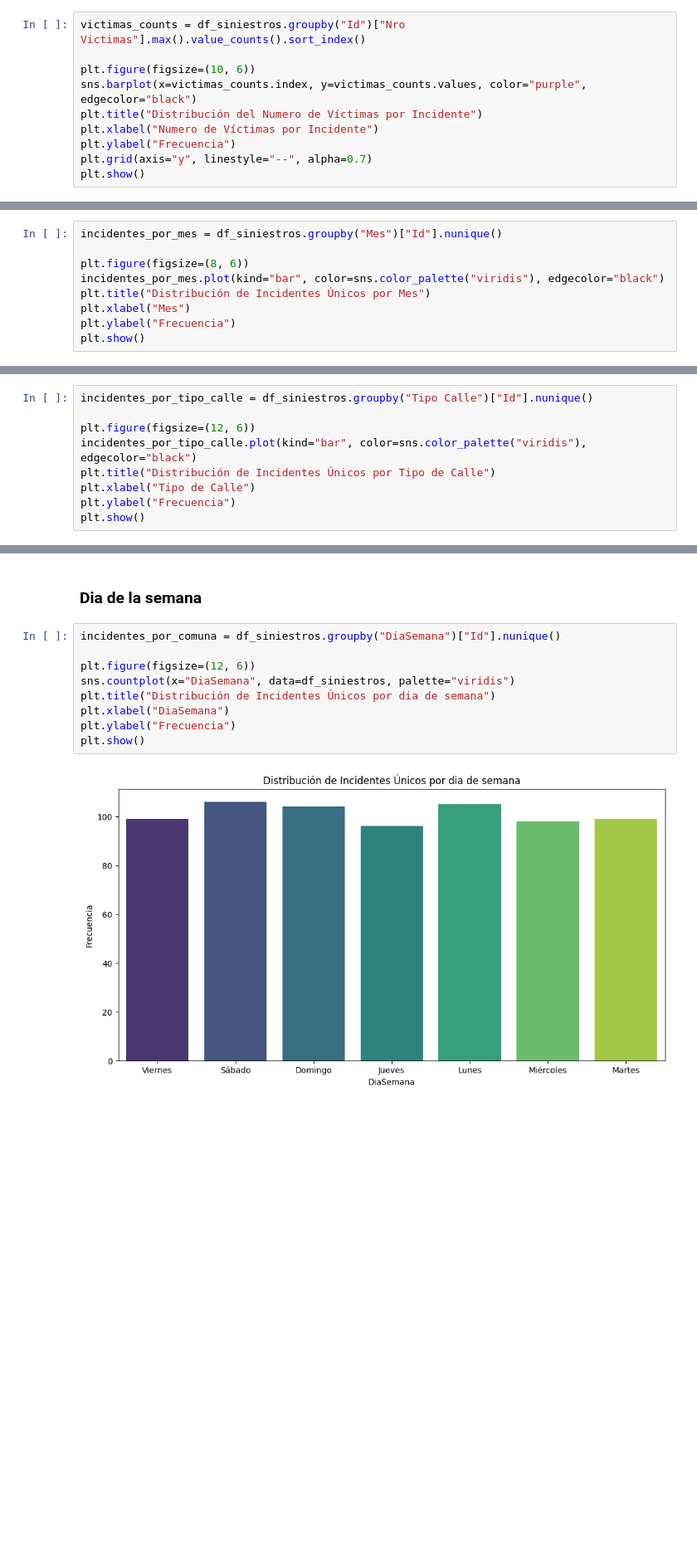
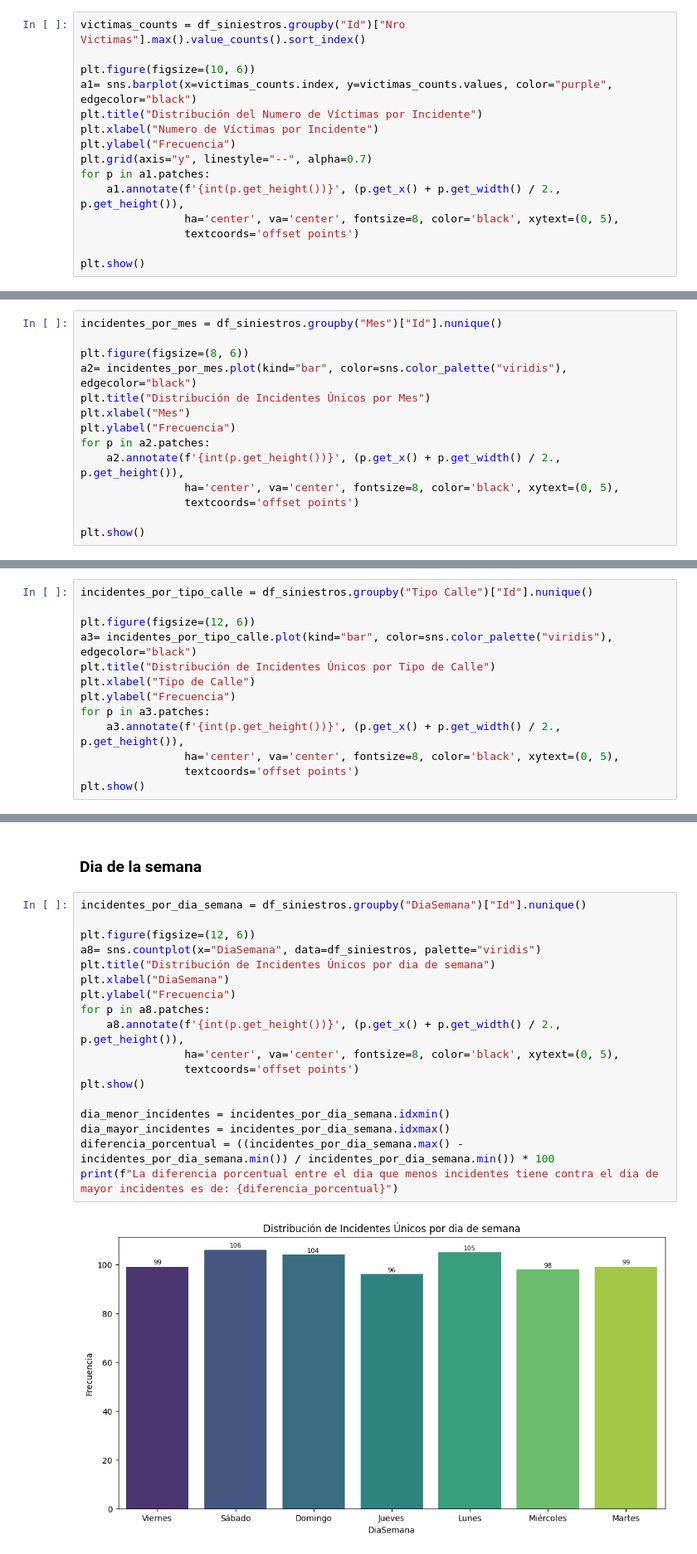
Before and after one commit to ASGuzman/PI2_Siniestros_Viales, a Jupyter notebook: EDA.ipynb, the cells around one changed output, grey strips where cells are left out. Shown at 83% size. Drawn from its saved outputs; the diff is of its cells as text; blank space fills up the shorter version.

```diff
--- a/EDA.ipynb
+++ b/EDA.ipynb
@@ -169,10 +181,15 @@ El histograma muestra que la mayoría de las victimas tiene entre 20 y 40 años
 victimas_counts = df_siniestros.groupby("Id")["Nro Victimas"].max().value_counts().sort_index()
 
 plt.figure(figsize=(10, 6))
-sns.barplot(x=victimas_counts.index, y=victimas_counts.values, color="purple", edgecolor="black")
+a1= sns.barplot(x=victimas_counts.index, y=victimas_counts.values, color="purple", edgecolor="black")
 plt.title("Distribución del Numero de Víctimas por Incidente")
 plt.xlabel("Numero de Víctimas por Incidente")
 plt.ylabel("Frecuencia")
 plt.grid(axis="y", linestyle="--", alpha=0.7)
+for p in a1.patches:
+    a1.annotate(f'{int(p.get_height())}', (p.get_x() + p.get_width() / 2., p.get_height()),
+                ha='center', va='center', fontsize=8, color='black', xytext=(0, 5),
+                textcoords='offset points')
+
 plt.show()
 # %% [output]
@@ -185,9 +202,14 @@ El grafico sugiere que los siniestros viales con un número pequeño de víctima
 incidentes_por_mes = df_siniestros.groupby("Mes")["Id"].nunique()
 
 plt.figure(figsize=(8, 6))
-incidentes_por_mes.plot(kind="bar", color=sns.color_palette("viridis"), edgecolor="black")
+a2= incidentes_por_mes.plot(kind="bar", color=sns.color_palette("viridis"), edgecolor="black")
 plt.title("Distribución de Incidentes Únicos por Mes")
 plt.xlabel("Mes")
 plt.ylabel("Frecuencia")
+for p in a2.patches:
+    a2.annotate(f'{int(p.get_height())}', (p.get_x() + p.get_width() / 2., p.get_height()),
+                ha='center', va='center', fontsize=8, color='black', xytext=(0, 5),
+                textcoords='offset points')
+
 plt.show()
 # %% [output]
@@ -228,9 +247,13 @@ Las visualizaciones previas no revelan un patrón consistente a lo largo del añ
 incidentes_por_tipo_calle = df_siniestros.groupby("Tipo Calle")["Id"].nunique()
 
 plt.figure(figsize=(12, 6))
-incidentes_por_tipo_calle.plot(kind="bar", color=sns.color_palette("viridis"), edgecolor="black")
+a3= incidentes_por_tipo_calle.plot(kind="bar", color=sns.color_palette("viridis"), edgecolor="black")
 plt.title("Distribución de Incidentes Únicos por Tipo de Calle")
 plt.xlabel("Tipo de Calle")
 plt.ylabel("Frecuencia")
+for p in a3.patches:
+    a3.annotate(f'{int(p.get_height())}', (p.get_x() + p.get_width() / 2., p.get_height()),
+                ha='center', va='center', fontsize=8, color='black', xytext=(0, 5),
+                textcoords='offset points')
 plt.show()
 # %% [output]
@@ -346,13 +369,22 @@ El gráfico muestra que los vehículos más comunes acusados en incidentes viale
 # %% [markdown]
 ### Dia de la semana
 # %%
-incidentes_por_comuna = df_siniestros.groupby("DiaSemana")["Id"].nunique()
+incidentes_por_dia_semana = df_siniestros.groupby("DiaSemana")["Id"].nunique()
 
 plt.figure(figsize=(12, 6))
-sns.countplot(x="DiaSemana", data=df_siniestros, palette="viridis")
+a8= sns.countplot(x="DiaSemana", data=df_siniestros, palette="viridis")
 plt.title("Distribución de Incidentes Únicos por dia de semana")
 plt.xlabel("DiaSemana")
 plt.ylabel("Frecuencia")
+for p in a8.patches:
+    a8.annotate(f'{int(p.get_height())}', (p.get_x() + p.get_width() / 2., p.get_height()),
+                ha='center', va='center', fontsize=8, color='black', xytext=(0, 5),
+                textcoords='offset points')
 plt.show()
+
+dia_menor_incidentes = incidentes_por_dia_semana.idxmin()
+dia_mayor_incidentes = incidentes_por_dia_semana.idxmax()
+diferencia_porcentual = ((incidentes_por_dia_semana.max() - incidentes_por_dia_semana.min()) / incidentes_por_dia_semana.min()) * 100
+print(f"La diferencia porcentual entre el dia que menos incidentes tiene contra el dia de mayor incidentes es de: {diferencia_porcentual}")
 # %% [output]
-[figure, old version]
+[figure, new version]
```
Also changed, not shown: parts of 24 cells of this notebook, 4 other files.
